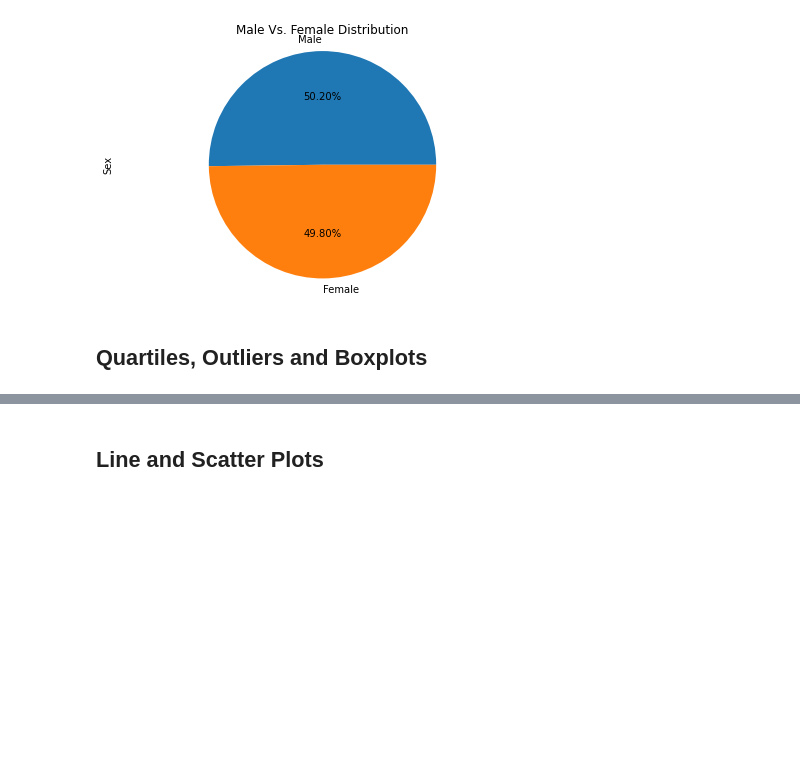
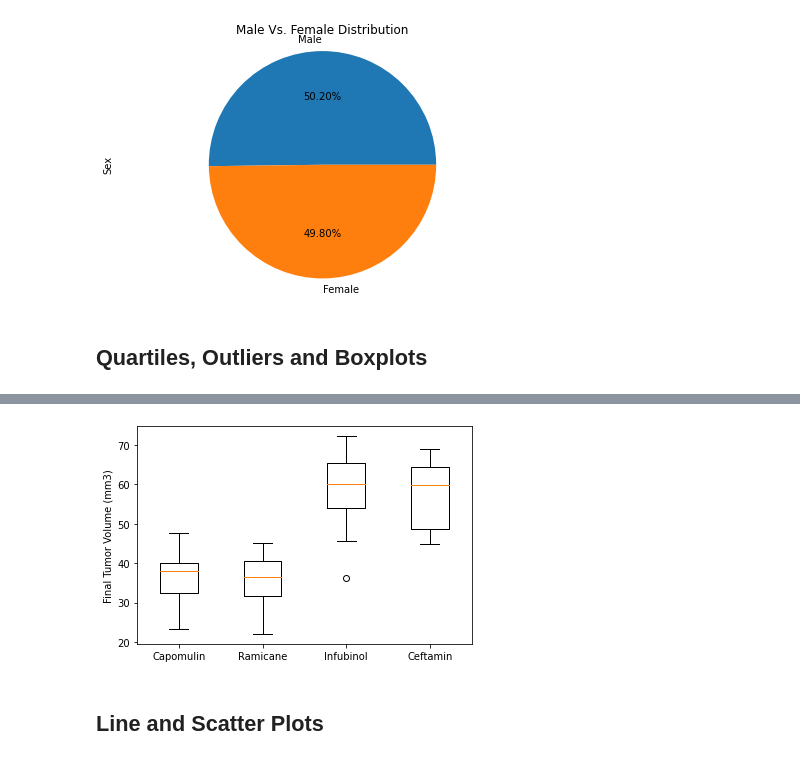
Before and after one commit to shannonkane90/MatplotlibHW, a Jupyter notebook: SK.ipynb, the cells around one changed output, grey strips where cells are left out. Saved outputs shown, nothing was run; the diff lists cells and outputs as text; code cells hidden in the pictures; blank space fills up the shorter version.

```diff
--- a/SK.ipynb
+++ b/SK.ipynb
@@ -205,4 +277,11 @@ plt.show()
 # %%
 # Generate a box plot of the final tumor volume of each mouse across four regimens of interest
+fig1, ax1 = plt.subplots()
+ax1.boxplot([x_axisCa, x_axisR, x_axisI, x_axisCe])
+ax1.set_ylabel('Final Tumor Volume (mm3)')
+ax1.set_xticklabels(["Capomulin", "Ramicane", "Infubinol", "Ceftamin"])
+plt.show()
+# %% [output]
+[figure, added]
 # %% [markdown]
 ## Line and Scatter Plots
```
Also changed, not shown: parts of 12 cells of this notebook.
